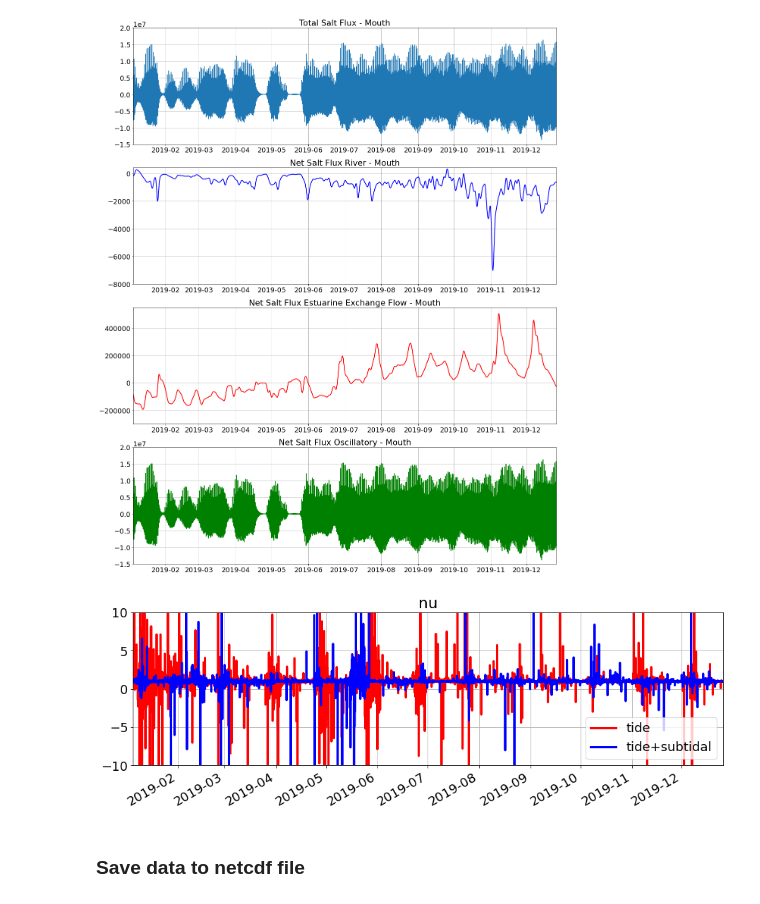
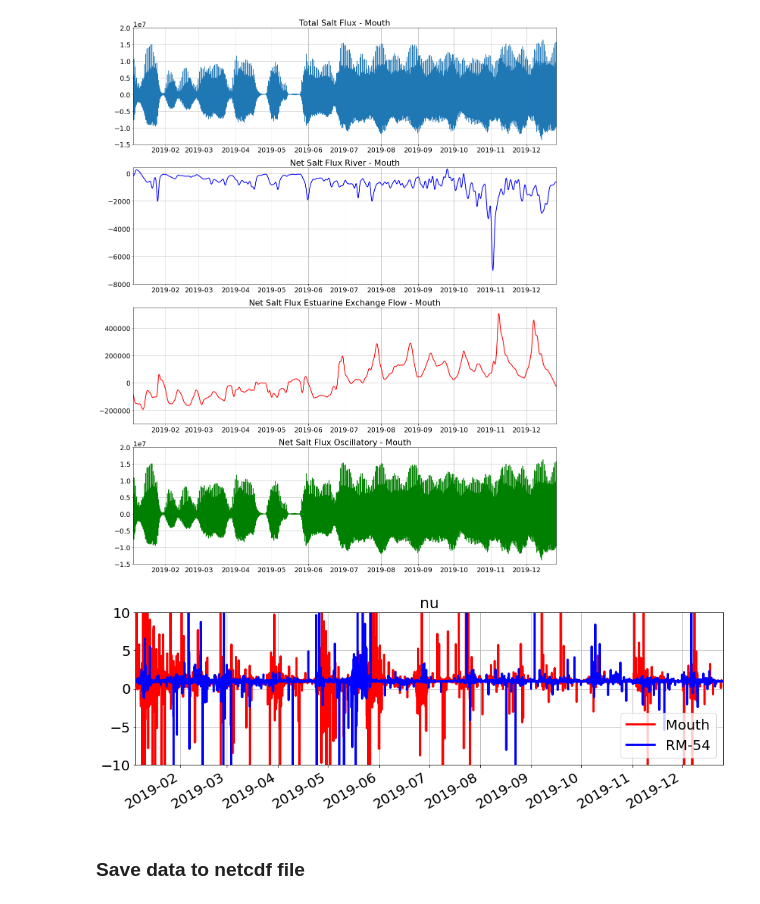
Before and after one commit to salme146/delaware_bay_salinity_study, a Jupyter notebook: Model_Output/Salt_Flux_2019_Tide_Run_2transects.ipynb, the cells around one changed output. Drawn from its saved outputs; the diff is of its cells as text; code cells hidden in the pictures.

```diff
--- a/Model_Output/Salt_Flux_2019_Tide_Run_2transects.ipynb
+++ b/Model_Output/Salt_Flux_2019_Tide_Run_2transects.ipynb
@@ -578,18 +578,18 @@ nu2p = nu2/50
 # %%
 f, (ax1) = plt.subplots(figsize=(15, 4))
 
-nu.plot.line(ax=ax1,linewidth=3,color='red',label='tide')
-nu2.plot.line(ax=ax1,linewidth=3,color='blue',label='tide+subtidal')
+nu.plot.line(ax=ax1,linewidth=3,color='red',label='Mouth')
+nu2.plot.line(ax=ax1,linewidth=3,color='blue',label='RM-54')
 plt.legend()
 plt.xlim(pd.Timestamp('2019-01-05'), pd.Timestamp('2019-12-26'))
 plt.xlabel('')
 plt.rcParams['font.size'] = '18'
 plt.title('nu')
 plt.grid()
 plt.ylim([-10, 10])
 plt.show()
 # %% [output]
-[figure, old version]
+[figure, new version]
 # %% [markdown]
 ### Save data to netcdf file
 # %%
```
Also changed, not shown: parts of 2 cells of this notebook.
